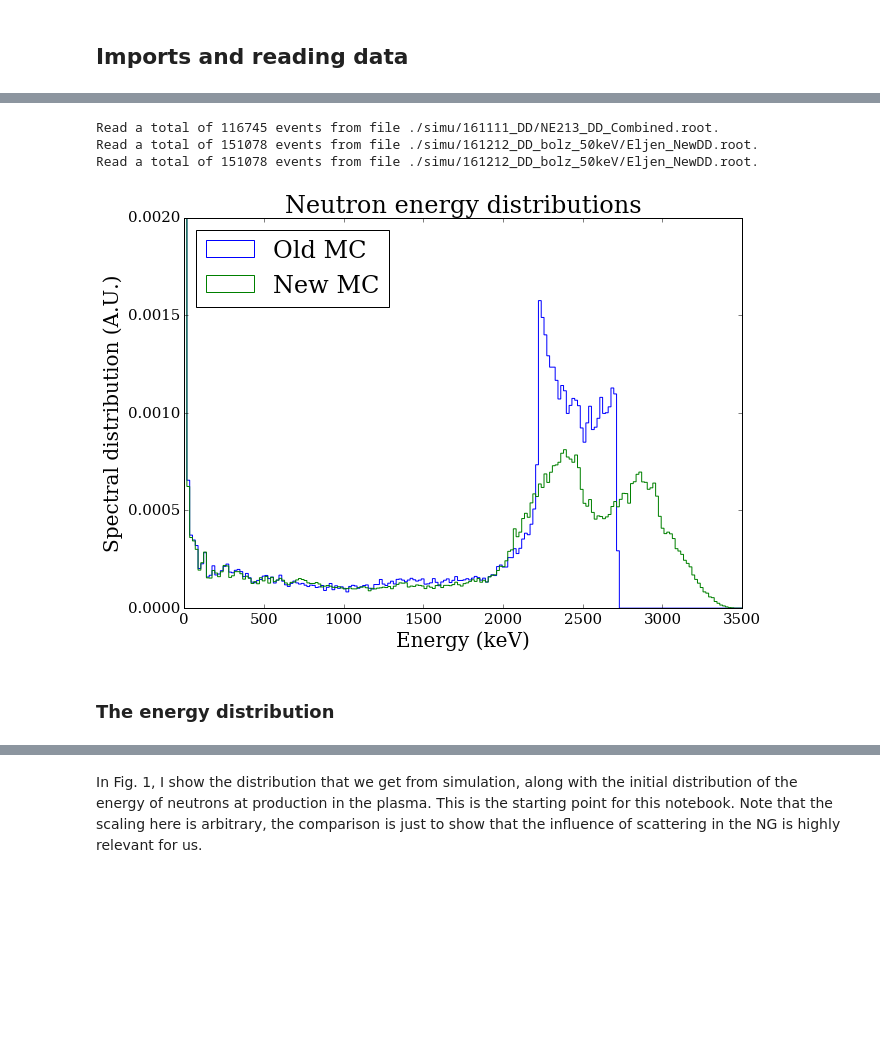
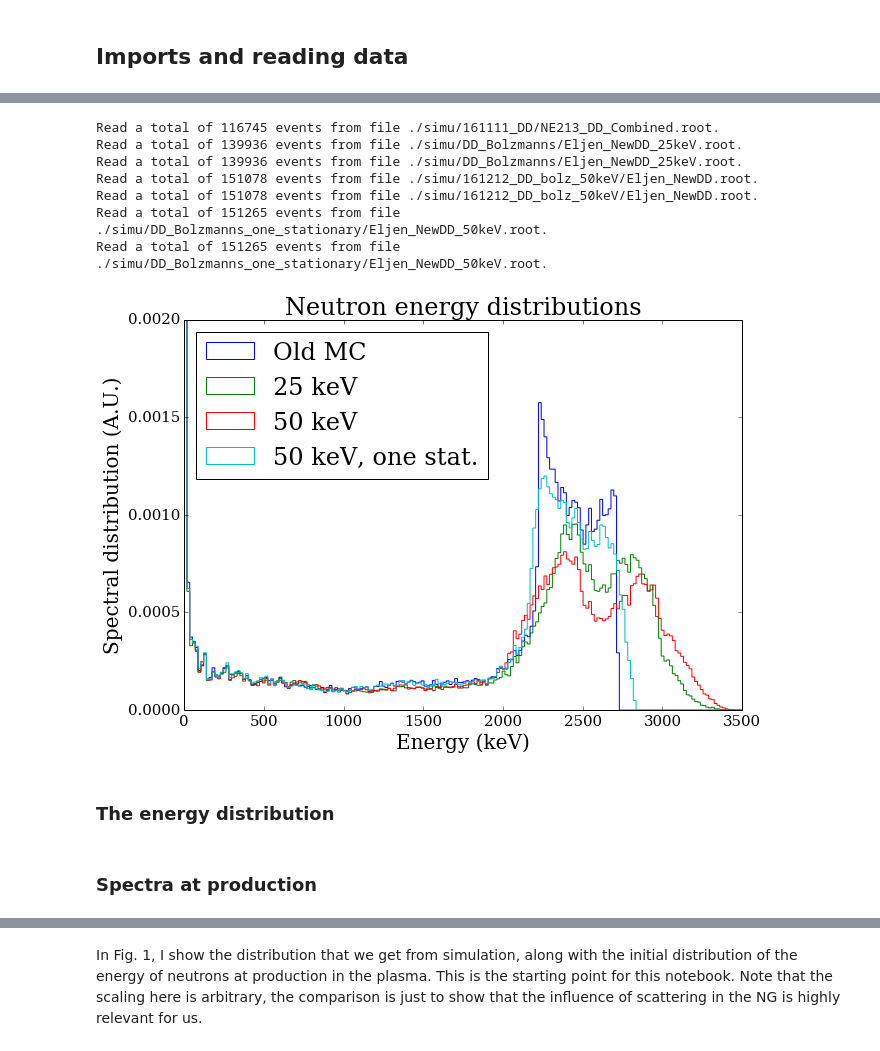
Before and after one commit to XENON1T/PTB, a Jupyter notebook: 13_read_simu_assuming_ralf_initial_dist.ipynb, the cells around one changed output, grey strips where cells are left out. Drawn from its saved outputs; the diff is of its cells as text; code cells hidden in the pictures; blank space fills up the shorter version.

```diff
--- a/13_read_simu_assuming_ralf_initial_dist.ipynb
+++ b/13_read_simu_assuming_ralf_initial_dist.ipynb
@@ -53,27 +53,47 @@ def read_simulation(fn, col_n = 0):
 # %%
 # Previous file: Read a total of 104603 events from file ./simu/NE213_E_Spectrum.root.
 fn = './simu/161111_DD/NE213_DD_Combined.root'
 sim_energies = read_simulation(fn, col_n = 0)
 plt.hist(sim_energies, bins=200, range=(0, 3500), histtype='step', normed=True, label='Old MC')
 
 ############### NEW MC #################
-fn = './simu/161212_DD_bolz_50keV/Eljen_NewDD.root'
-
+fn = './simu/DD_Bolzmanns/Eljen_NewDD_25keV.root'
 sim_energies = read_simulation(fn, col_n = 0)
 sim_initial_energies = read_simulation(fn, col_n = 1)
-plt.hist(sim_energies, bins=200, range=(0, 3500), histtype='step', normed=True, label='New MC')
+plt.hist(sim_energies, bins=200, range=(0, 3500), histtype='step', normed=True, label='25 keV')
+
+# fn = './simu/DD_Bolzmanns/Eljen_NewDD_40keV.root'
+# sim_energies = read_simulation(fn, col_n = 0)
+# sim_initial_energies = read_simulation(fn, col_n = 1)
+# plt.hist(sim_energies, bins=200, range=(0, 3500), histtype='step', normed=True, label='40 keV')
+
+fn = './simu/161212_DD_bolz_50keV/Eljen_NewDD.root'
+sim_energies = read_simulation(fn, col_n = 0)
+sim_initial_energies = read_simulation(fn, col_n = 1)
+plt.hist(sim_energies, bins=200, range=(0, 3500), histtype='step', normed=True, label='50 keV')
+
+fn = './simu/DD_Bolzmanns_one_stationary/Eljen_NewDD_50keV.root'
+sim_energies = read_simulation(fn, col_n = 0)
+sim_initial_energies = read_simulation(fn, col_n = 1)
+plt.hist(sim_energies, bins=200, range=(0, 3500), histtype='step', normed=True, label='50 keV, one stat.')
+
+
 plt.xlabel('Energy (keV)')
 plt.ylabel('Spectral distribution (A.U.)')
 plt.title('Neutron energy distributions')
 plt.legend(loc='upper left')
 plt.ylim(0,0.002)
 plt.savefig('new_spectra.png')
 plt.show()
 # %% [output]
 Read a total of 116745 events from file ./simu/161111_DD/NE213_DD_Combined.root.
+Read a total of 139936 events from file ./simu/DD_Bolzmanns/Eljen_NewDD_25keV.root.
+Read a total of 139936 events from file ./simu/DD_Bolzmanns/Eljen_NewDD_25keV.root.
 Read a total of 151078 events from file ./simu/161212_DD_bolz_50keV/Eljen_NewDD.root.
 Read a total of 151078 events from file ./simu/161212_DD_bolz_50keV/Eljen_NewDD.root.
+Read a total of 151265 events from file ./simu/DD_Bolzmanns_one_stationary/Eljen_NewDD_50keV.root.
+Read a total of 151265 events from file ./simu/DD_Bolzmanns_one_stationary/Eljen_NewDD_50keV.root.
-[figure, old version]
+[figure, new version]
 # %% [markdown]
 ### The energy distribution
 # %%
@@ -99,3 +119,5 @@ if not recreate_dist and not mc_it:
     print('Reading distribution from file...')
     energies, emission_prob = pickle.load(open('mc_input_spectrum.pkl', 'rb'))
     print('Read %d (%.1f M) entries.' % (len(energies), len(energies)*1e-6))
+# %% [markdown]
+### Spectra at production
```
Also changed, not shown: parts of 55 cells of this notebook, 15 other files.
